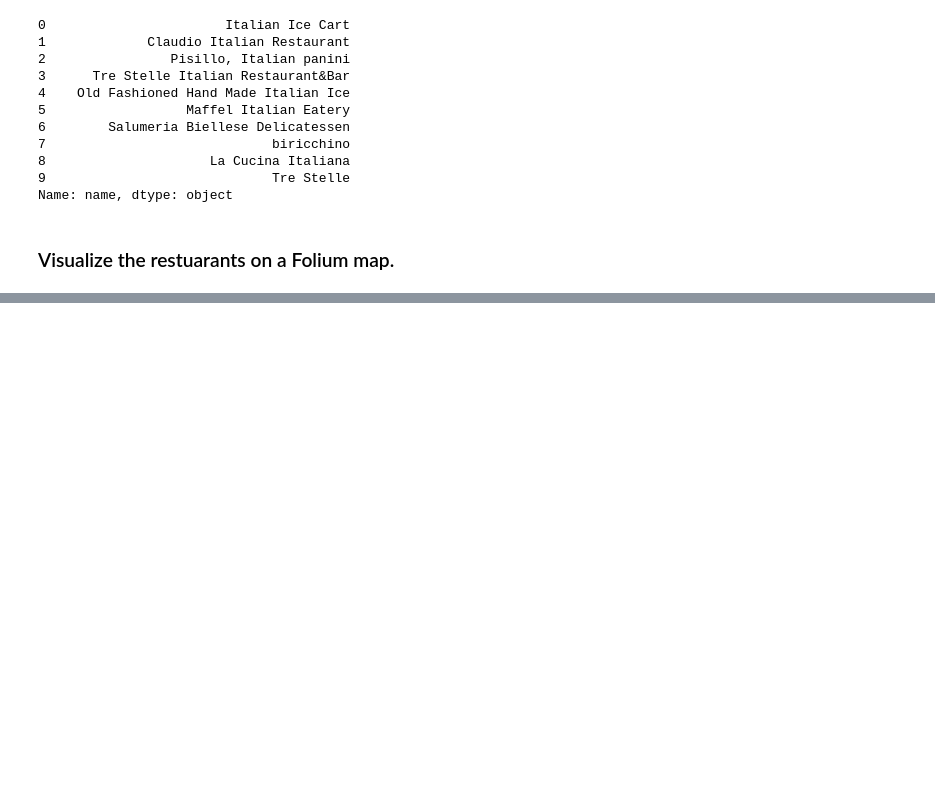
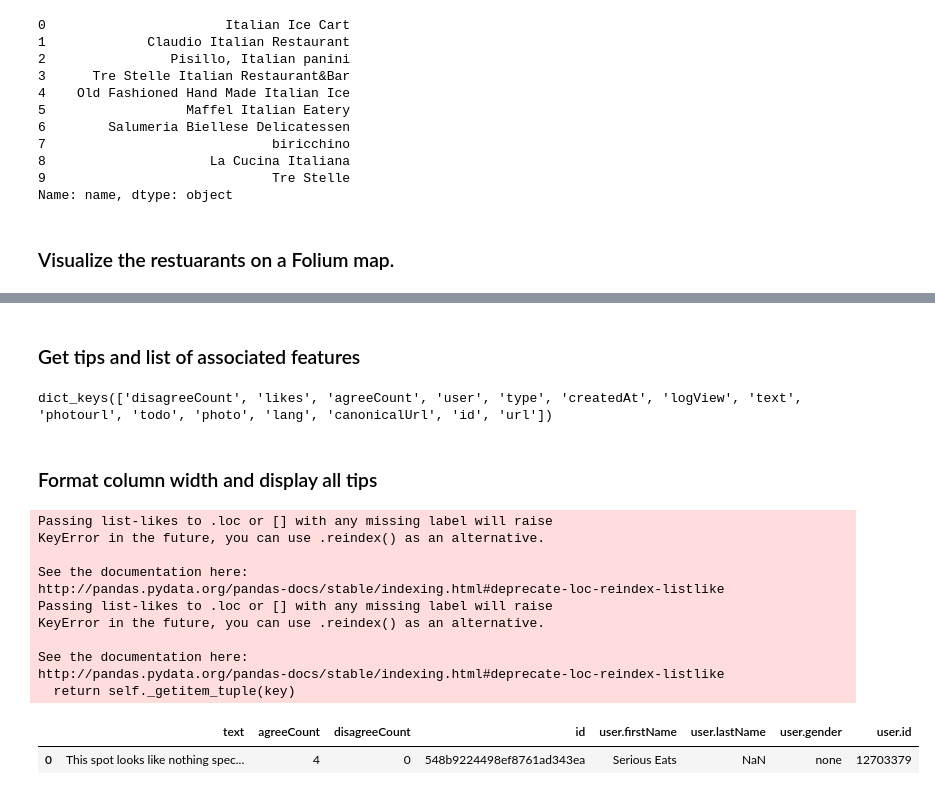
Before and after one commit to AndresLoaiciga/Foursquare-Neighborhood-Segmentation, a Jupyter notebook: Getting Familiar with the Foursquare API.ipynb, the cells around one changed output, grey strips where cells are left out. Saved outputs shown, nothing was run; the diff lists cells and outputs as text; code cells hidden in the pictures; blank space fills up the shorter version.

```diff
--- a/Getting Familiar with the Foursquare API.ipynb
+++ b/Getting Familiar with the Foursquare API.ipynb
@@ -213,0 +282,9 @@ venues_map
+# %%
+venue_id = '4a71be2bf964a52070d91fe3' # Salumeria Biellese Delicatessen ID
+url = 'https://api.foursquare.com/v2/venues/{}?client_id={}&client_secret={}&v={}'.format(venue_id, CLIENT_ID, CLIENT_SECRET, VERSION)
+
+result = requests.get(url).json()
+try:
+    print(result['response']['venue']['rating'])
+except:
+    print('This venue has not been rated yet.')
@@ -213,0 +305,6 @@ venues_map
+# %%
+limit = 28 # set limit to be greater than or equal to the total number of tips
+url = 'https://api.foursquare.com/v2/venues/{}/tips?client_id={}&client_secret={}&v={}&limit={}'.format(venue_id, CLIENT_ID, CLIENT_SECRET, VERSION, limit)
+
+results = requests.get(url).json()
+results
@@ -213,0 +329,36 @@ venues_map
+# %% [markdown]
+### Get tips and list of associated features
+# %%
+tips = results['response']['tips']['items']
+
+tip = results['response']['tips']['items'][0]
+tip.keys()
+# %% [output]
+dict_keys(['disagreeCount', 'likes', 'agreeCount', 'user', 'type', 'createdAt', 'logView', 'text', 'photourl', 'todo', 'photo', 'lang', 'canonicalUrl', 'id', 'url'])
+# %% [markdown]
+### Format column width and display all tips
+# %%
+pd.set_option('display.max_colwidth', -1)
+
+tips_df = json_normalize(tips) # json normalize tips
+
+# columns to keep
+filtered_columns = ['text', 'agreeCount', 'disagreeCount', 'id', 'user.firstName', 'user.lastName', 'user.gender', 'user.id']
+tips_filtered = tips_df.loc[:, filtered_columns]
+
+# display tips
+tips_filtered
+# %% [output]
+Passing list-likes to .loc or [] with any missing label will raise
+KeyError in the future, you can use .reindex() as an alternative.
+
+See the documentation here:
+http://pandas.pydata.org/pandas-docs/stable/indexing.html#deprecate-loc-reindex-listlike
+Passing list-likes to .loc or [] with any missing label will raise
+KeyError in the future, you can use .reindex() as an alternative.
+
+See the documentation here:
+http://pandas.pydata.org/pandas-docs/stable/indexing.html#deprecate-loc-reindex-listlike
+  return self._getitem_tuple(key)
+|  | text | agreeCount | disagreeCount | id | user.firstName | user.lastName | user.gender | user.id |
+| 0 | This spot looks like nothing spec... | 4 | 0 | 548b9224498ef8761ad343ea | Serious Eats | NaN | none | 12703379 |
```
Also changed, not shown: parts of 52 cells of this notebook.
